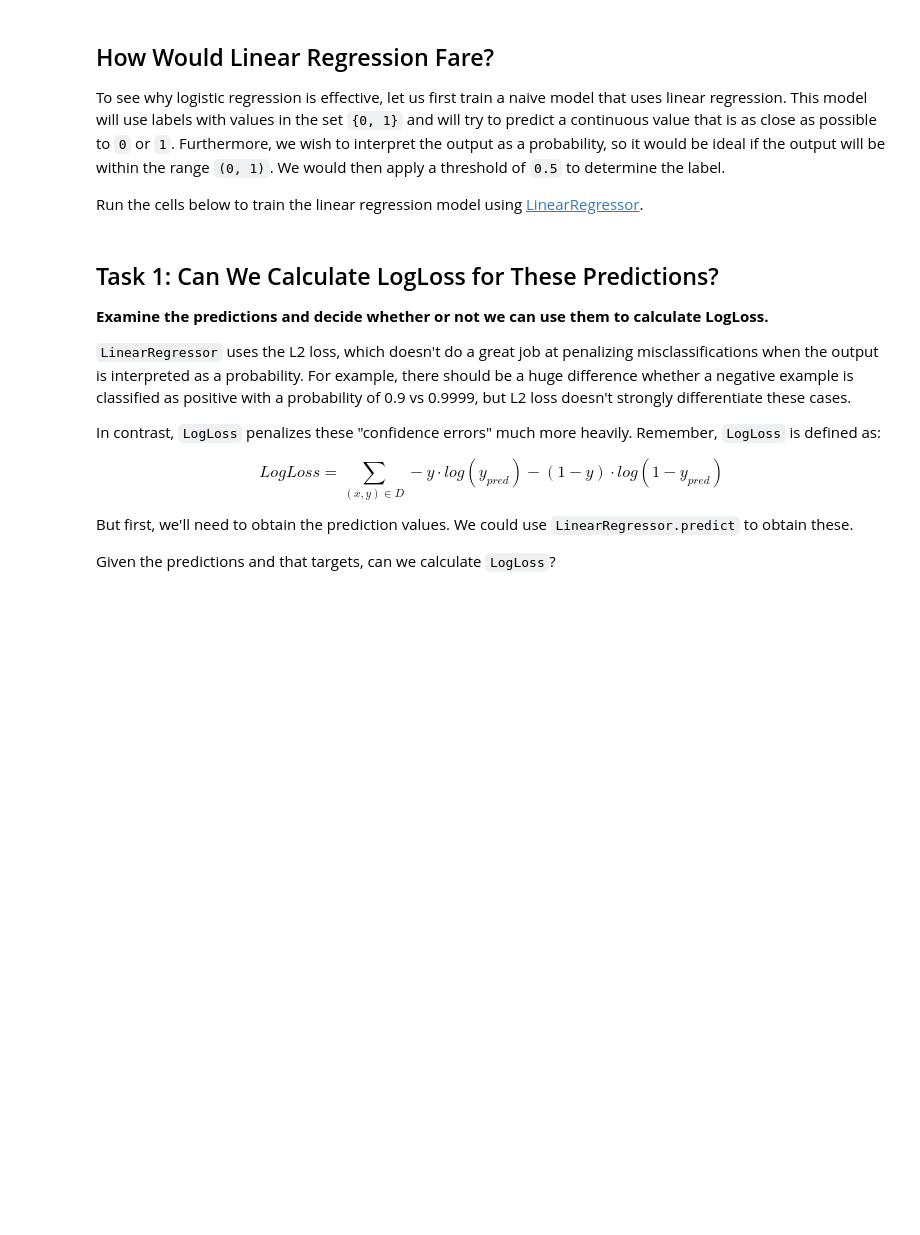
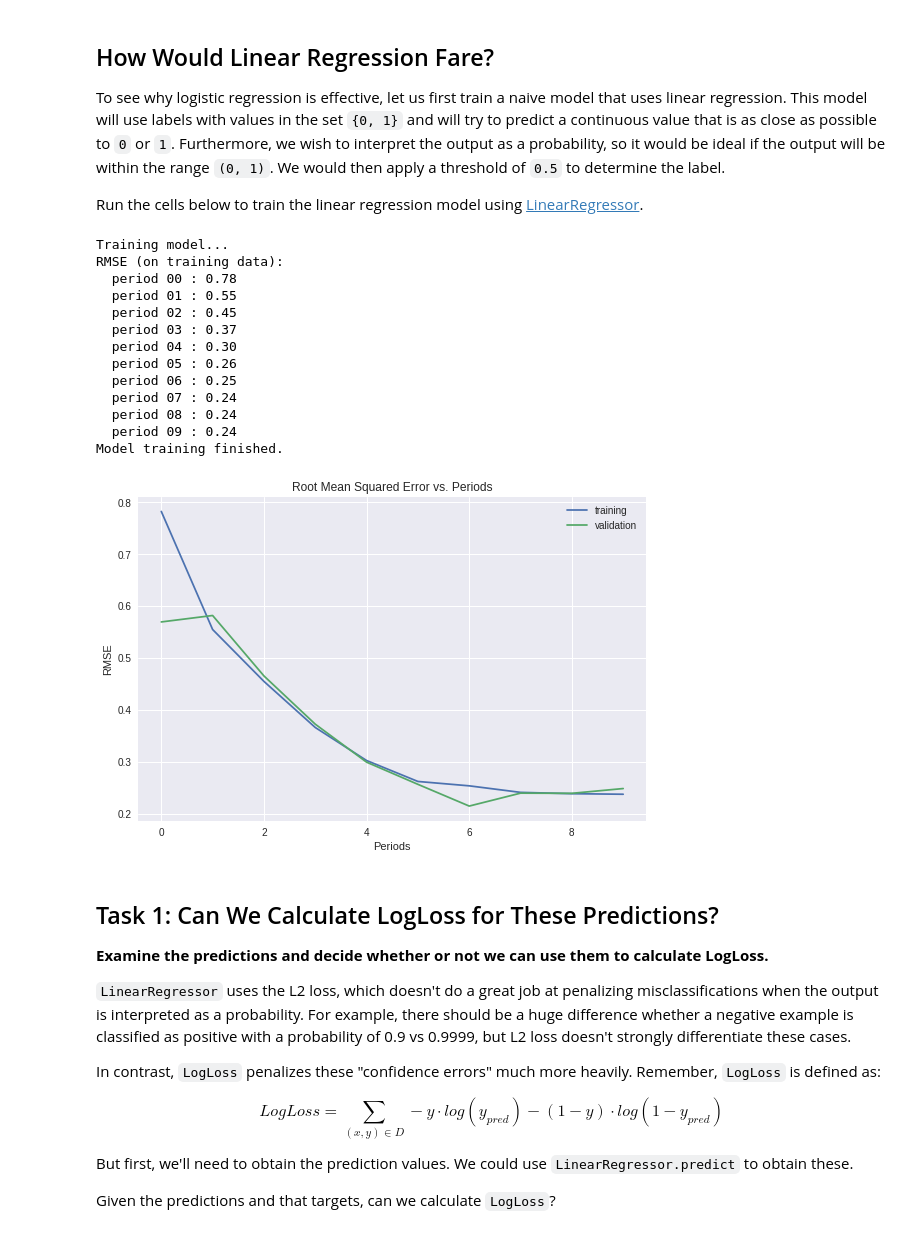
Before and after one commit to aliakh/demo-tensorflow, a Jupyter notebook: iris_logistic_regression.ipynb, the cells around one changed output. Drawn from its saved outputs; the diff is of its cells as text; code cells hidden in the pictures; blank space fills up the shorter version.

```diff
--- a/iris_logistic_regression.ipynb
+++ b/iris_logistic_regression.ipynb
@@ -49,10 +35,18 @@ tf.logging.set_verbosity(tf.logging.ERROR)
 pd.options.display.max_rows = 10
 pd.options.display.float_format = '{:.1f}'.format
 
-california_housing_dataframe = pd.read_csv("https://storage.googleapis.com/mledu-datasets/california_housing_train.csv", sep=",")
+#california_housing_dataframe = pd.read_csv("https://storage.googleapis.com/mledu-datasets/california_housing_train.csv", sep=",")
 
-california_housing_dataframe = california_housing_dataframe.reindex(
-    np.random.permutation(california_housing_dataframe.index))
+#california_housing_dataframe = california_housing_dataframe.reindex(
+#    np.random.permutation(california_housing_dataframe.index))
+
+CSV_COLUMN_NAMES = ['SepalLength', 'SepalWidth', 'PetalLength', 'PetalWidth', 'Species']
+
+training_file_url = "http://download.tensorflow.org/data/iris_training.csv"
+training_dataframe = pd.read_csv(training_file_url, names=CSV_COLUMN_NAMES, header=0)
+
+test_file_url = "http://download.tensorflow.org/data/iris_test.csv"
+test_dataframe = pd.read_csv(training_file_url, names=CSV_COLUMN_NAMES, header=0)
 # %% [markdown]
 Note how the code below is slightly different from the previous exercises. Instead of using `median_house_value` as target, we create a new binary target, `median_house_value_is_high`.
 # %%
@@ -99,12 +97,12 @@ def preprocess_targets(california_housing_dataframe):
   return output_targets
 # %%
 # Choose the first 12000 (out of 17000) examples for training.
-training_examples = preprocess_features(california_housing_dataframe.head(12000))
-training_targets = preprocess_targets(california_housing_dataframe.head(12000))
+training_examples = preprocess_features(training_dataframe.head(80))
+training_targets = preprocess_targets(training_dataframe.head(80))
 
 # Choose the last 5000 (out of 17000) examples for validation.
-validation_examples = preprocess_features(california_housing_dataframe.tail(5000))
-validation_targets = preprocess_targets(california_housing_dataframe.tail(5000))
+validation_examples = preprocess_features(training_dataframe.tail(40))
+validation_targets = preprocess_targets(training_dataframe.tail(40))
 
 # Double-check that we've done the right thing.
 print("Training examples summary:")
@@ -130,8 +169,17 @@ def construct_feature_columns(input_features):
   Returns:
     A set of feature columns
   """
-  return set([tf.feature_column.numeric_column(my_feature)
-              for my_feature in input_features])
+#  return set([tf.feature_column.numeric_column(my_feature)
+#              for my_feature in input_features])
+
+  feature_columns = []
+  feature_columns.append(tf.feature_column.numeric_column(key='SepalLength'))
+  feature_columns.append(tf.feature_column.numeric_column(key='SepalWidth'))
+  feature_columns.append(tf.feature_column.numeric_column(key='PetalLength'))
+  feature_columns.append(tf.feature_column.numeric_column(key='PetalWidth'))
+  #feature_columns.append(tf.feature_column.numeric_column(key='Species'))
+  #feature_columns.append(tf.feature_column.categorical_column_with_identity(key="Species",num_buckets=3))
+  return feature_columns
 # %%
 def my_input_fn(features, targets, batch_size=1, shuffle=True, num_epochs=None):
     """Trains a linear regression model.
@@ -205,14 +253,14 @@ def train_linear_regressor_model(
 
   # Create input functions.
   training_input_fn = lambda: my_input_fn(training_examples,
-                                          training_targets["median_house_value_is_high"],
+                                          training_targets["Species"],
                                           batch_size=batch_size)
   predict_training_input_fn = lambda: my_input_fn(training_examples,
-                                                  training_targets["median_house_value_is_high"],
+                                                  training_targets["Species"],
                                                   num_epochs=1,
                                                   shuffle=False)
   predict_validation_input_fn = lambda: my_input_fn(validation_examples,
-                                                    validation_targets["median_house_value_is_high"],
+                                                    validation_targets["Species"],
                                                     num_epochs=1,
                                                     shuffle=False)
 
@@ -260,13 +308,28 @@ def train_linear_regressor_model(
   return linear_regressor
 # %%
 linear_regressor = train_linear_regressor_model(
-    learning_rate=0.000001,
+    learning_rate=0.001,
     steps=200,
     batch_size=20,
     training_examples=training_examples,
     training_targets=training_targets,
     validation_examples=validation_examples,
     validation_targets=validation_targets)
+# %% [output]
+Training model...
+RMSE (on training data):
+  period 00 : 0.78
+  period 01 : 0.55
+  period 02 : 0.45
+  period 03 : 0.37
+  period 04 : 0.30
+  period 05 : 0.26
+  period 06 : 0.25
+  period 07 : 0.24
+  period 08 : 0.24
+  period 09 : 0.24
+Model training finished.
+[figure, added]
 # %% [markdown]
 ## Task 1: Can We Calculate LogLoss for These Predictions?
 
```
Also changed, not shown: parts of 12 cells of this notebook.
